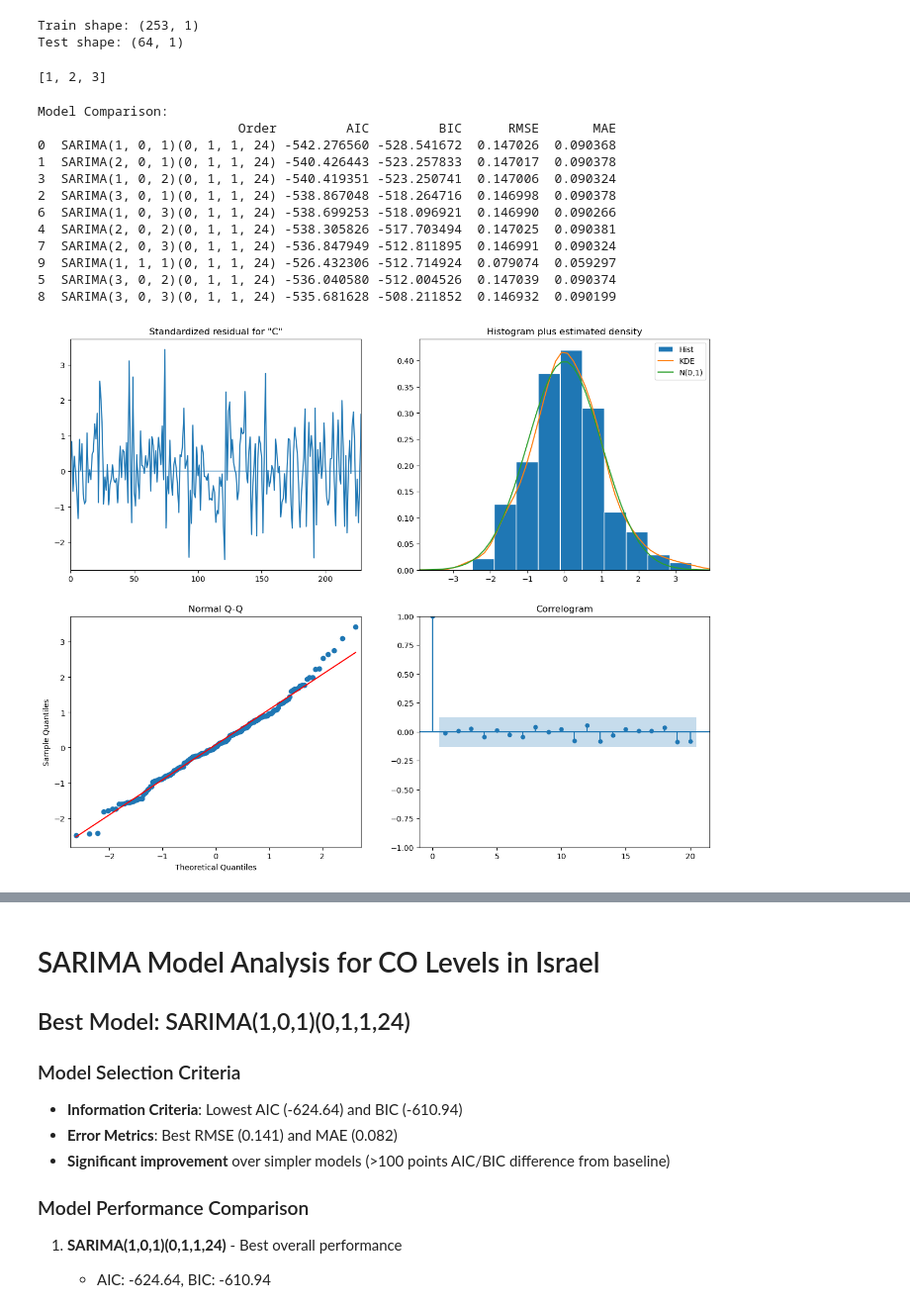
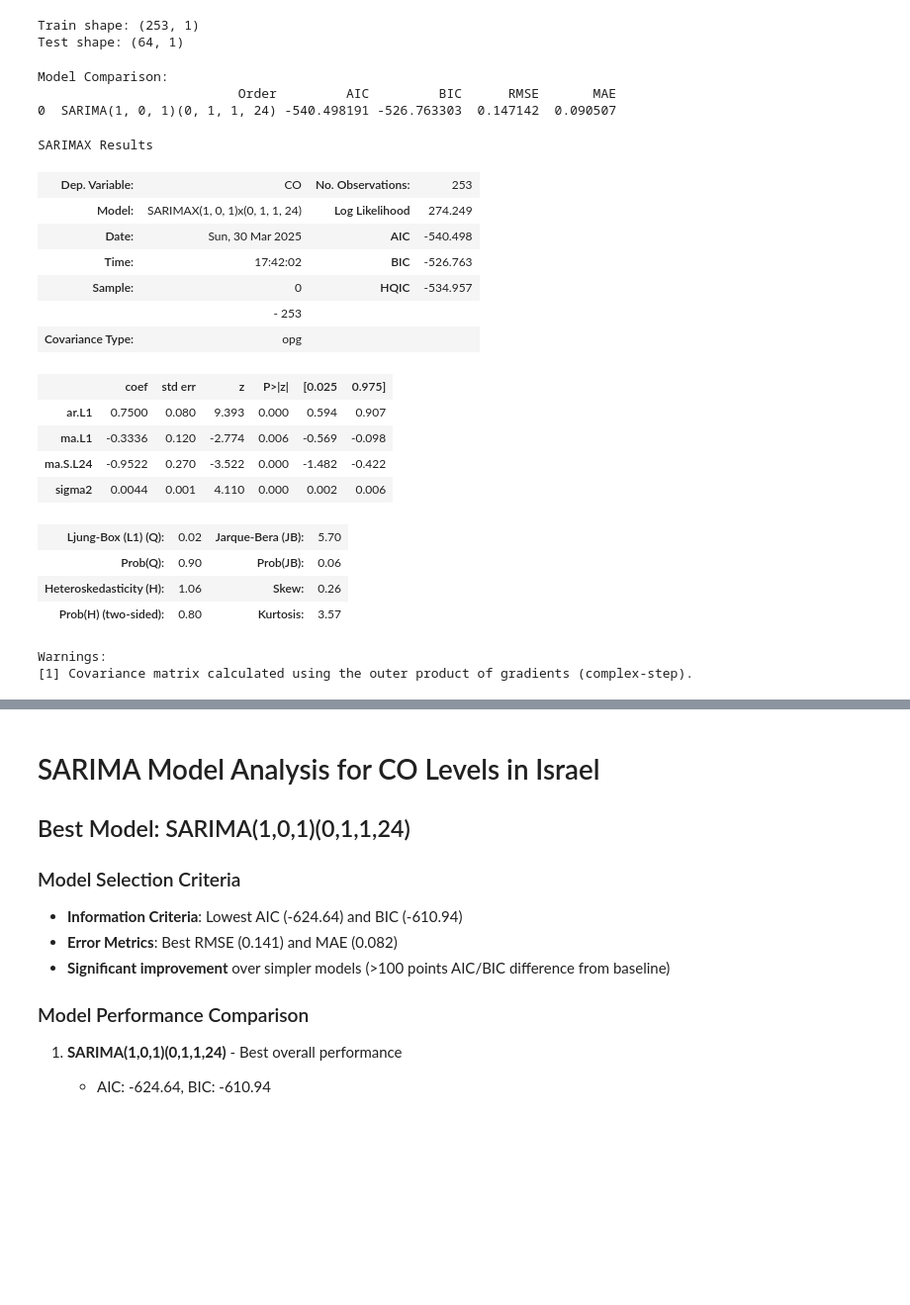
Before and after one commit to sinitsky96/Time-Series-Project, a Jupyter notebook: 03_models.ipynb, the cells around one changed output, grey strips where cells are left out. Shown at 99% size. Cells and saved outputs as stored; diff of their text form; code cells hidden in the pictures; blank space fills up the shorter version.

```diff
--- a/03_models.ipynb
+++ b/03_models.ipynb
@@ -152,23 +132,25 @@ print("Test shape:", test.shape)
 # %% [output]
 Train shape: (253, 1)
 Test shape: (64, 1)
-# %%
-list(range(1,4))
-# %% [output]
-[1, 2, 3]
 # %%
 # Based on the ACF and PACF analysis:
-# 1. Strong spike at lag 1 indicating dominant AR(1) effect
+# 1. PACF- Strong spike at lag 1 indicating dominant AR(1) effect
 # 2. Modest but significant correlations at lags 2 and 3
 # 3. Seasonal pattern at lag 24-25 (annual cycle)
 # 4. Less pronounced seasonality compared to pre-2012 data
+# 5. ACF - spikes at lag 1,2,3 indicating MA component with q <- (1,2,3)
+# 6. ACF - strong spike at lag 24 indicating seasonal MA component
 
 models = []
 
-for q in range(1,4):
-    for p in range(1,4):
-        models.append(SARIMAX(train, order=(p,0,q), seasonal_order = (0,1,1,24)))
-models.append(SARIMAX(train, order=(1,1,1), seasonal_order = (0,1,1,24)))
+# for q in range(1,4):
+#     for p in range(1,4):
+#         models.append(SARIMAX(train, order=(p,0,q), seasonal_order = (0,1,1,24)))
+
+# high route - delete in final code file and uncomment the previous code section
+models.append(SARIMAX(train, order=(1,0,1),
+                      seasonal_order = (0,1,1,24)))
+
 model_results = []
 for model in models:
     results = model.fit(disp=False)
@@ -202,22 +184,29 @@ comparison_df = pd.DataFrame([
 
 print("Model Comparison:")
 print(comparison_df.sort_values('BIC'))
-
-# Store the best model based on the lowest BIC and display its diagnostics
-best_model = min(model_results, key=lambda x: x['bic'])
-best_model['results'].plot_diagnostics(lags=20, figsize=(15, 12))
-plt.show()
 # %% [output]
 Model Comparison:
                           Order         AIC         BIC      RMSE       MAE
-0  SARIMA(1, 0, 1)(0, 1, 1, 24) -542.276560 -528.541672  0.147026  0.090368
-1  SARIMA(2, 0, 1)(0, 1, 1, 24) -540.426443 -523.257833  0.147017  0.090378
-3  SARIMA(1, 0, 2)(0, 1, 1, 24) -540.419351 -523.250741  0.147006  0.090324
-2  SARIMA(3, 0, 1)(0, 1, 1, 24) -538.867048 -518.264716  0.146998  0.090378
-6  SARIMA(1, 0, 3)(0, 1, 1, 24) -538.699253 -518.096921  0.146990  0.090266
-4  SARIMA(2, 0, 2)(0, 1, 1, 24) -538.305826 -517.703494  0.147025  0.090381
-7  SARIMA(2, 0, 3)(0, 1, 1, 24) -536.847949 -512.811895  0.146991  0.090324
-9  SARIMA(1, 1, 1)(0, 1, 1, 24) -526.432306 -512.714924  0.079074  0.059297
-5  SARIMA(3, 0, 2)(0, 1, 1, 24) -536.040580 -512.004526  0.147039  0.090374
-8  SARIMA(3, 0, 3)(0, 1, 1, 24) -535.681628 -508.211852  0.146932  0.090199
+0  SARIMA(1, 0, 1)(0, 1, 1, 24) -540.498191 -526.763303  0.147142  0.090507
-[figure, removed]
+# %%
+models[0].fit().summary()
+# %% [output]
+SARIMAX Results
+| Dep. Variable: | CO | No. Observations: | 253 |
+| Model: | SARIMAX(1, 0, 1)x(0, 1, 1, 24) | Log Likelihood | 274.249 |
+| Date: | Sun, 30 Mar 2025 | AIC | -540.498 |
+| Time: | 17:42:02 | BIC | -526.763 |
+| Sample: | 0 | HQIC | -534.957 |
+|  | - 253 |  |  |
+| Covariance Type: | opg |  |  |
+|  | coef | std err | z | P>|z| | [0.025 | 0.975] |
+| ar.L1 | 0.7500 | 0.080 | 9.393 | 0.000 | 0.594 | 0.907 |
+| ma.L1 | -0.3336 | 0.120 | -2.774 | 0.006 | -0.569 | -0.098 |
+| ma.S.L24 | -0.9522 | 0.270 | -3.522 | 0.000 | -1.482 | -0.422 |
+| sigma2 | 0.0044 | 0.001 | 4.110 | 0.000 | 0.002 | 0.006 |
+| Ljung-Box (L1) (Q): | 0.02 | Jarque-Bera (JB): | 5.70 |
+| Prob(Q): | 0.90 | Prob(JB): | 0.06 |
+| Heteroskedasticity (H): | 1.06 | Skew: | 0.26 |
+| Prob(H) (two-sided): | 0.80 | Kurtosis: | 3.57 |
+Warnings:
+[1] Covariance matrix calculated using the outer product of gradients (complex-step).
```
Also changed, not shown: parts of 10 cells of this notebook.
